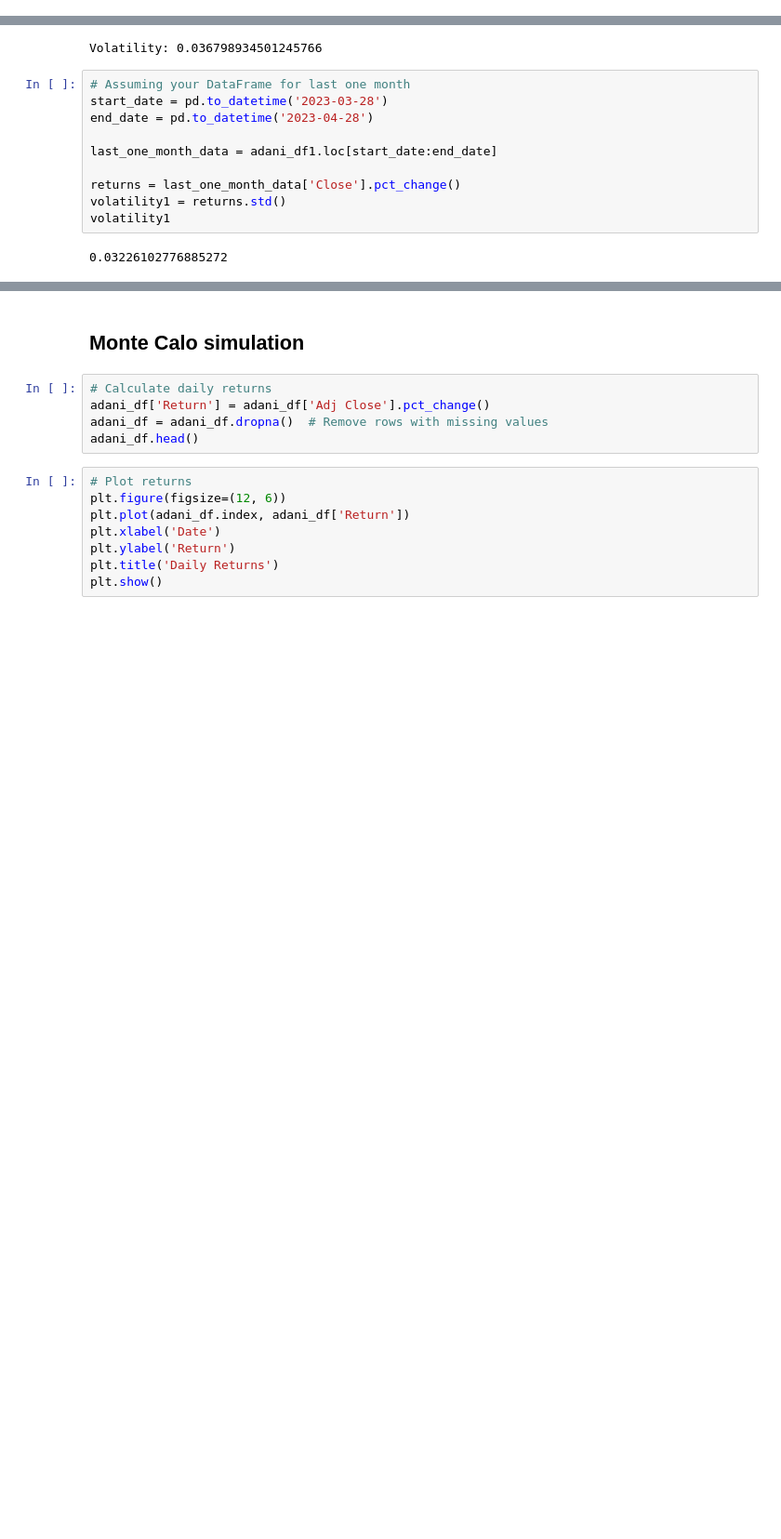
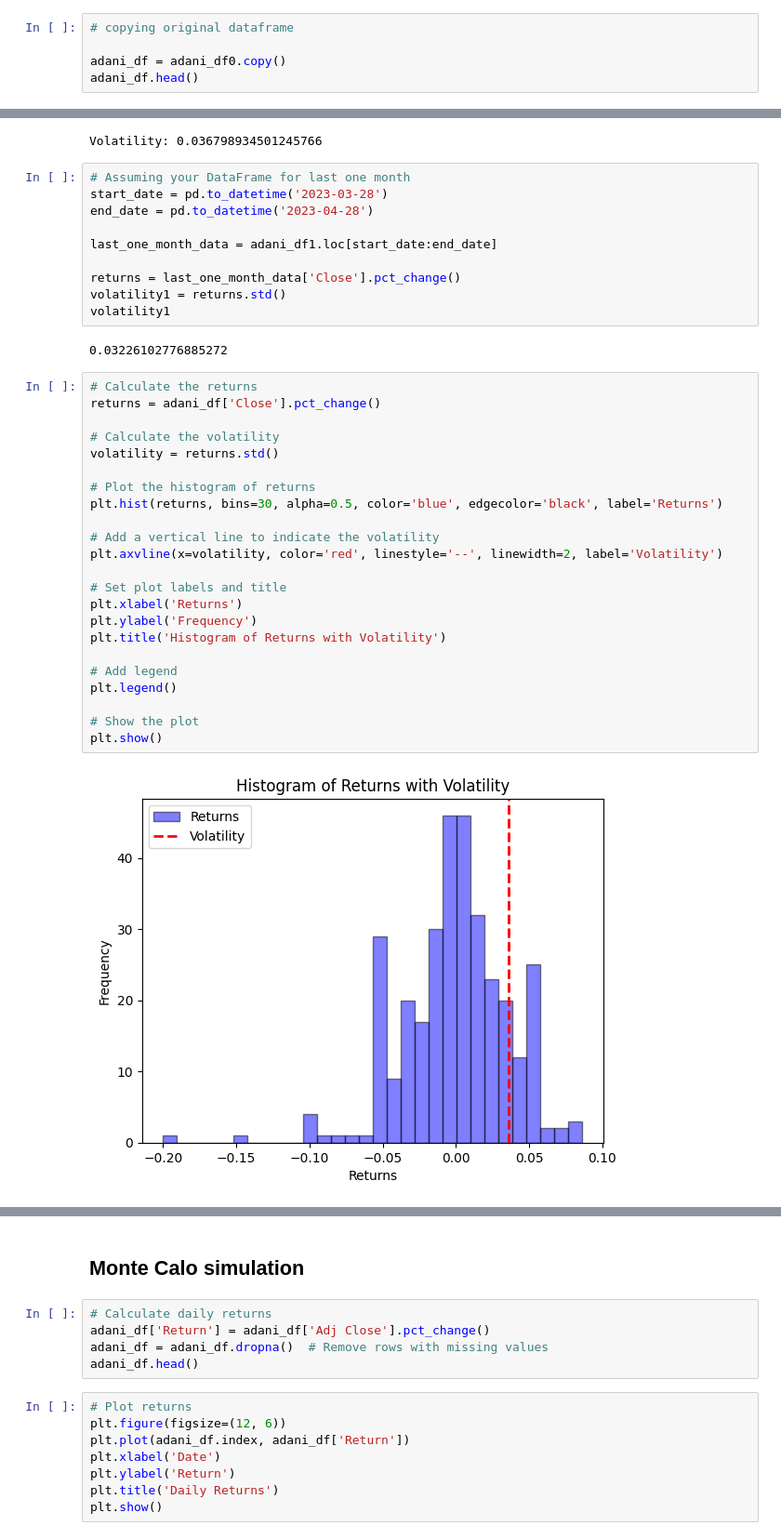
Before and after one commit to arunp77/Machine-Learning, a Jupyter notebook: Projects-ML/Monte-carlo-simulation.ipynb, the cells around one changed output, grey strips where cells are left out. Shown at 93% size. Drawn from its saved outputs; the diff is of its cells as text; blank space fills up the shorter version.

```diff
--- a/Projects-ML/Monte-carlo-simulation.ipynb
+++ b/Projects-ML/Monte-carlo-simulation.ipynb
@@ -241,3 +276,8 @@ Here in this section, we will do our calculation in a copied dataframe, so that
 
     - 'Current Value' represents the value of a data point at a specific time (e.g., the closing price of a stock on a particular day).
     - 'Previous Value' represents the value of the same data point at the previous time (e.g., the closing price of the stock on the previous day).
+# %%
+# copying original dataframe
+
+adani_df = adani_df0.copy()
+adani_df.head()
@@ -573,4 +623,29 @@ volatility1 = returns.std()
 volatility1
 # %% [output]
 0.03226102776885272
+# %%
+# Calculate the returns
+returns = adani_df['Close'].pct_change()
+
+# Calculate the volatility
+volatility = returns.std()
+
+# Plot the histogram of returns
+plt.hist(returns, bins=30, alpha=0.5, color='blue', edgecolor='black', label='Returns')
+
+# Add a vertical line to indicate the volatility
+plt.axvline(x=volatility, color='red', linestyle='--', linewidth=2, label='Volatility')
+
+# Set plot labels and title
+plt.xlabel('Returns')
+plt.ylabel('Frequency')
+plt.title('Histogram of Returns with Volatility')
+
+# Add legend
+plt.legend()
+
+# Show the plot
+plt.show()
+# %% [output]
+[figure, added]
 # %% [markdown]
```
Also changed, not shown: parts of 26 cells of this notebook.
